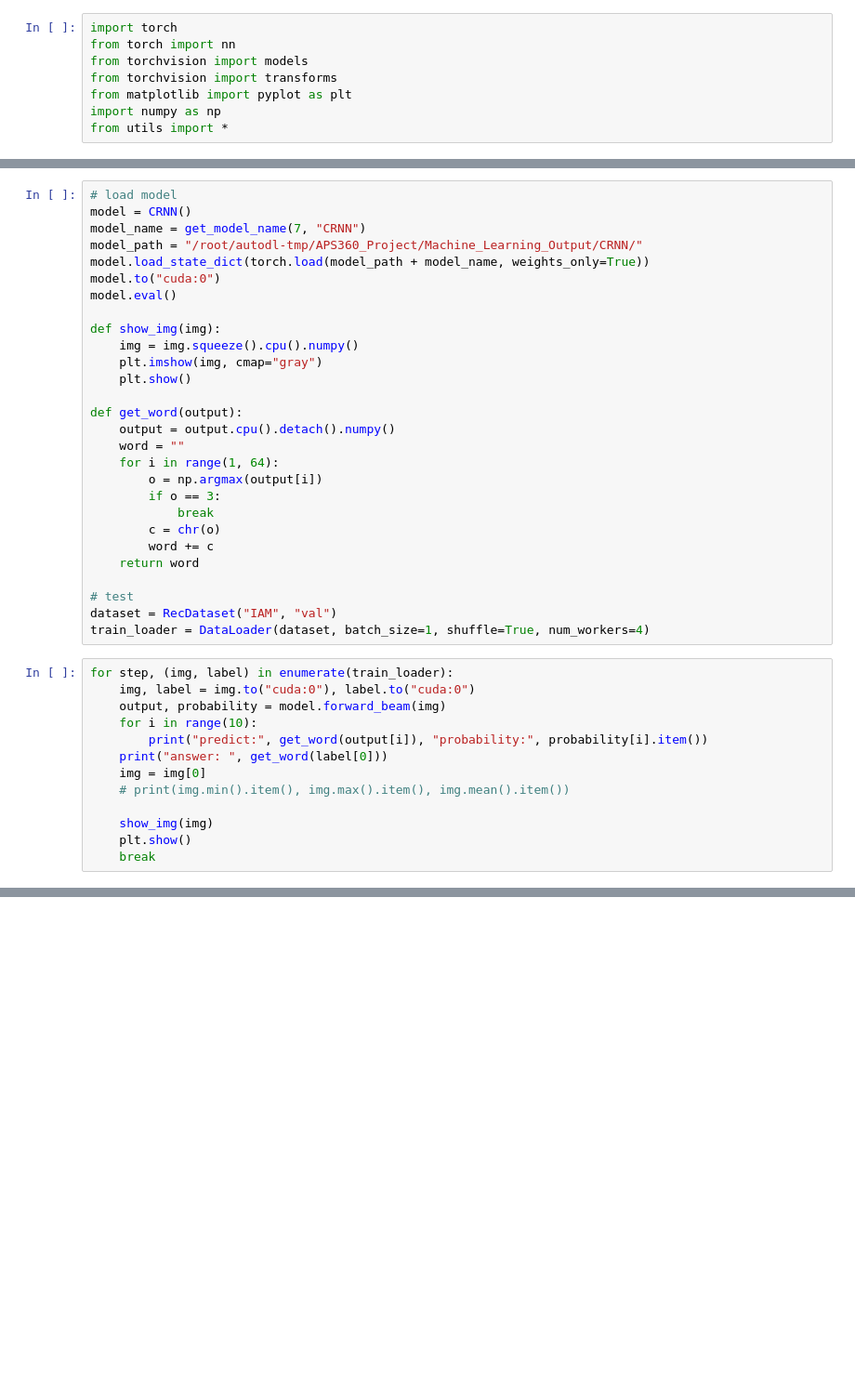
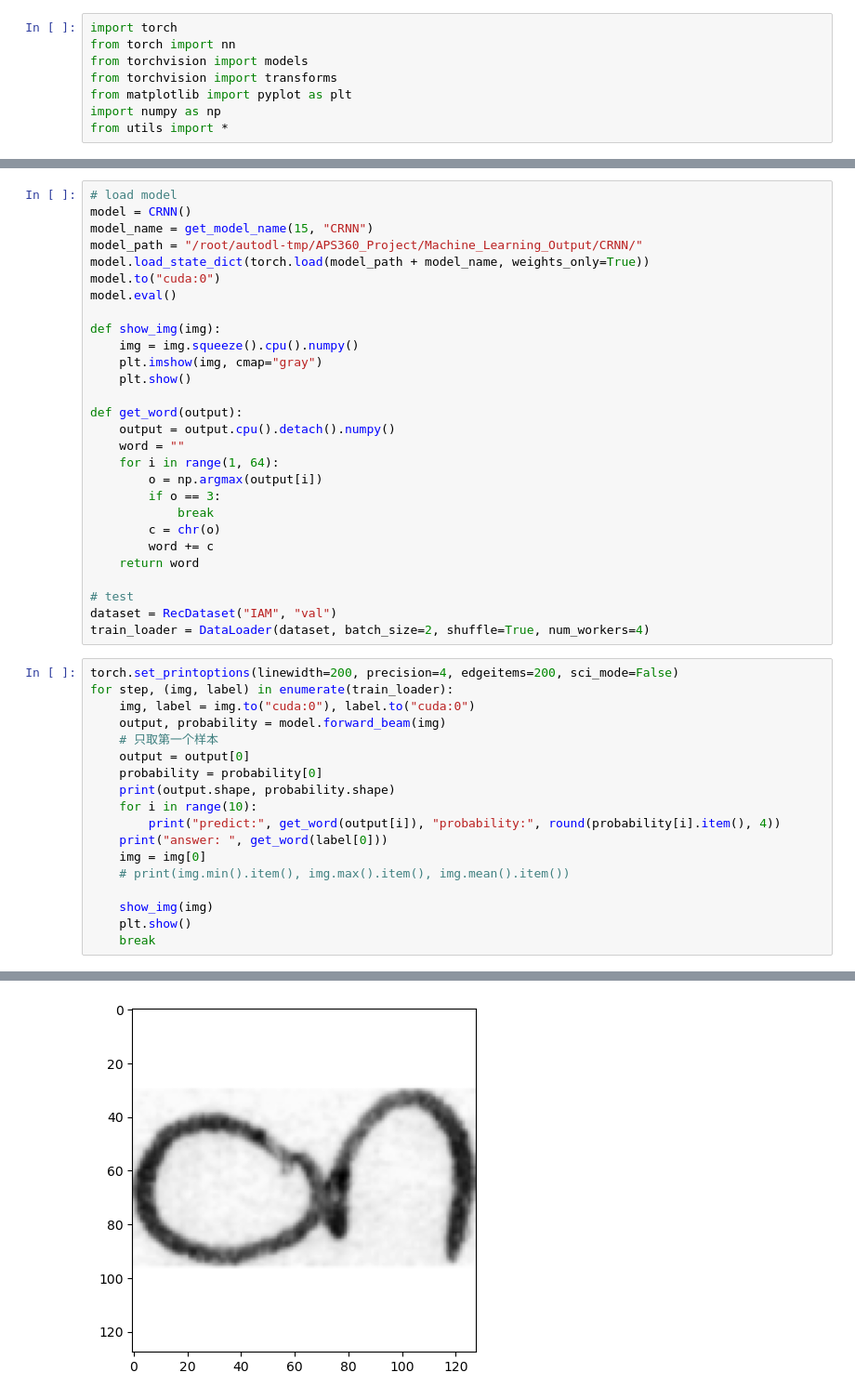
Before and after one commit to Ken-2511/HandwritingRecognition, a Jupyter notebook: Train/CRNN_visualization.ipynb, the cells around one changed output, grey strips where cells are left out. Shown: that part at 93% size. Saved outputs shown, nothing was run; the diff lists cells and outputs as text; blank space fills up the shorter version.

Commit message:
update and fix bugs: make the CRNN able to predict with n beams (improve the accuracy)

```diff
--- a/Train/CRNN_visualization.ipynb
+++ b/Train/CRNN_visualization.ipynb
@@ -181,7 +195,7 @@ class CRNN(nn.Module):
 # %%
 # load model
 model = CRNN()
-model_name = get_model_name(7, "CRNN")
+model_name = get_model_name(15, "CRNN")
 model_path = "/root/autodl-tmp/APS360_Project/Machine_Learning_Output/CRNN/"
 model.load_state_dict(torch.load(model_path + model_name, weights_only=True))
 model.to("cuda:0")
@@ -205,13 +219,18 @@ def get_word(output):
 
 # test
 dataset = RecDataset("IAM", "val")
-train_loader = DataLoader(dataset, batch_size=1, shuffle=True, num_workers=4)
+train_loader = DataLoader(dataset, batch_size=2, shuffle=True, num_workers=4)
 # %%
+torch.set_printoptions(linewidth=200, precision=4, edgeitems=200, sci_mode=False)
 for step, (img, label) in enumerate(train_loader):
     img, label = img.to("cuda:0"), label.to("cuda:0")
     output, probability = model.forward_beam(img)
+    # 只取第一个样本
+    output = output[0]
+    probability = probability[0]
+    print(output.shape, probability.shape)
     for i in range(10):
-        print("predict:", get_word(output[i]), "probability:", probability[i].item())
+        print("predict:", get_word(output[i]), "probability:", round(probability[i].item(), 4))
     print("answer: ", get_word(label[0]))
     img = img[0]
     # print(img.min().item(), img.max().item(), img.mean().item())
@@ -225,0 +254 @@ TypeError: cannot unpack non-iterable NoneType object
+[figure, added]
```
Also changed, not shown: parts of 2 cells of this notebook.
